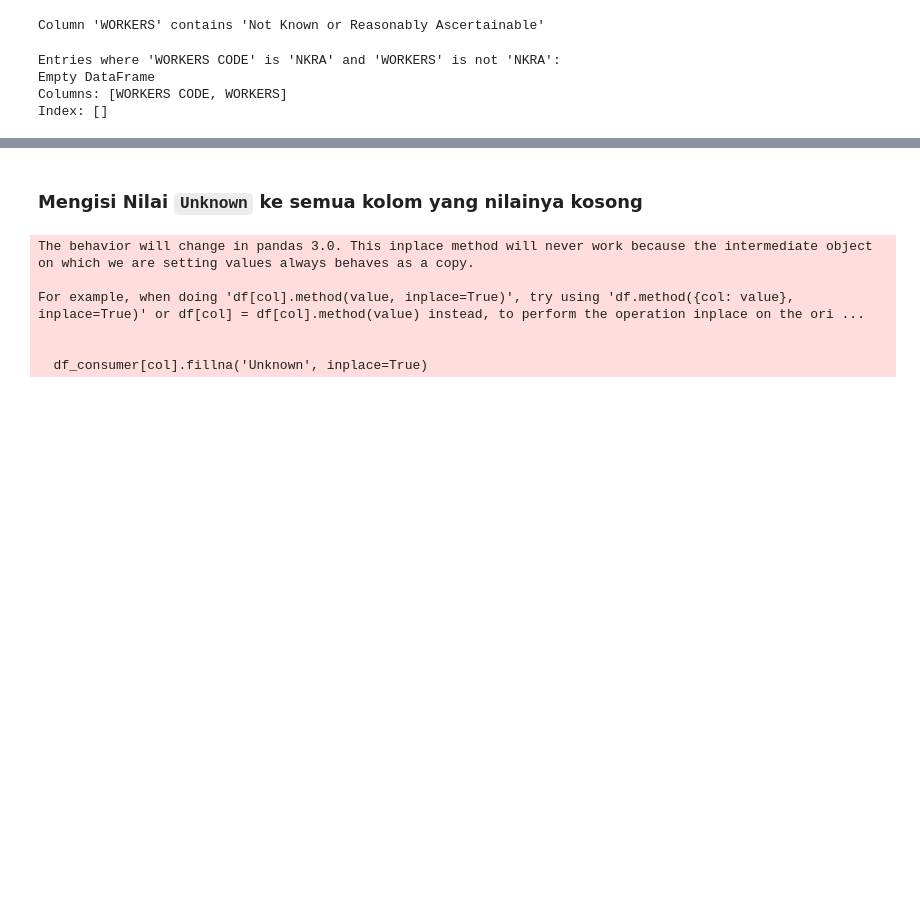
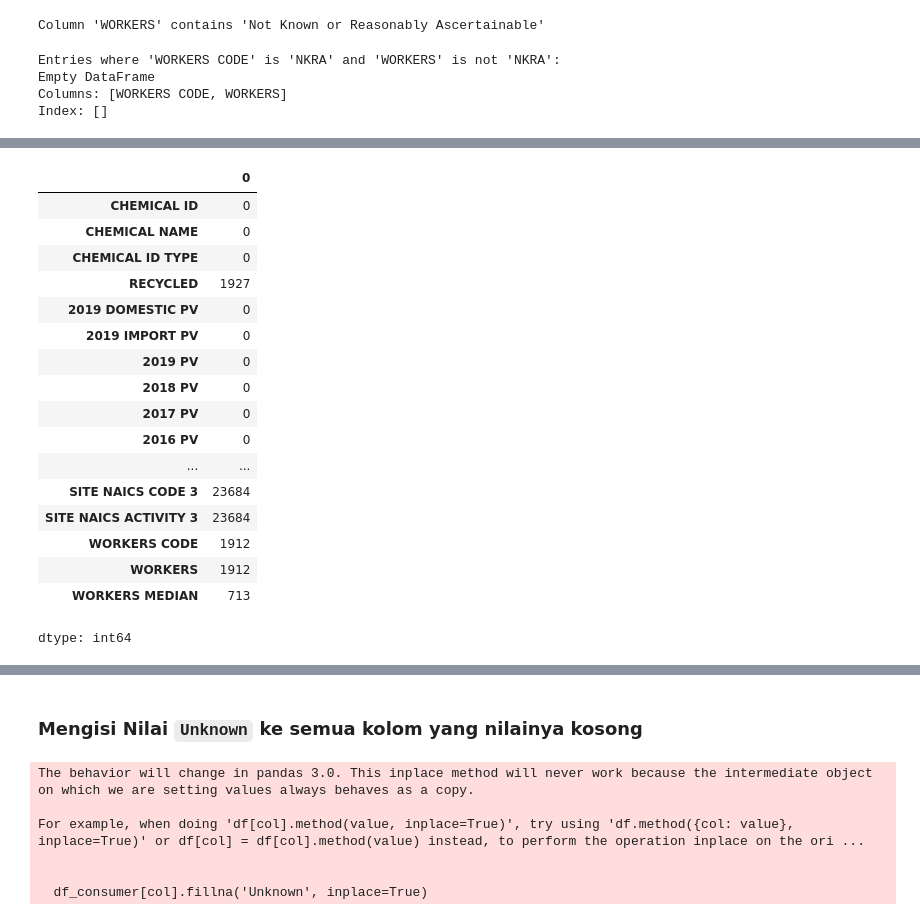
Before and after one commit to randy-ar/gcolab, a Jupyter notebook: Preprocessing_data_EPA_Chemical_Data_Reporting.ipynb, the cells around one changed output, grey strips where cells are left out. Saved outputs shown, nothing was run; the diff lists cells and outputs as text; code cells hidden in the pictures; blank space fills up the shorter version.

```diff
--- a/Preprocessing_data_EPA_Chemical_Data_Reporting.ipynb
+++ b/Preprocessing_data_EPA_Chemical_Data_Reporting.ipynb
@@ -695,0 +781,21 @@ Index: []
+# %%
+df_consumer.isnull().sum()
+# %% [output]
+|  | 0 |
+| CHEMICAL ID | 0 |
+| CHEMICAL NAME | 0 |
+| CHEMICAL ID TYPE | 0 |
+| RECYCLED | 1927 |
+| 2019 DOMESTIC PV | 0 |
+| 2019 IMPORT PV | 0 |
+| 2019 PV | 0 |
+| 2018 PV | 0 |
+| 2017 PV | 0 |
+| 2016 PV | 0 |
+| ... | ... |
+| SITE NAICS CODE 3 | 23684 |
+| SITE NAICS ACTIVITY 3 | 23684 |
+| WORKERS CODE | 1912 |
+| WORKERS | 1912 |
+| WORKERS MEDIAN | 713 |
+dtype: int64
```
Also changed, not shown: parts of 8 cells of this notebook.
